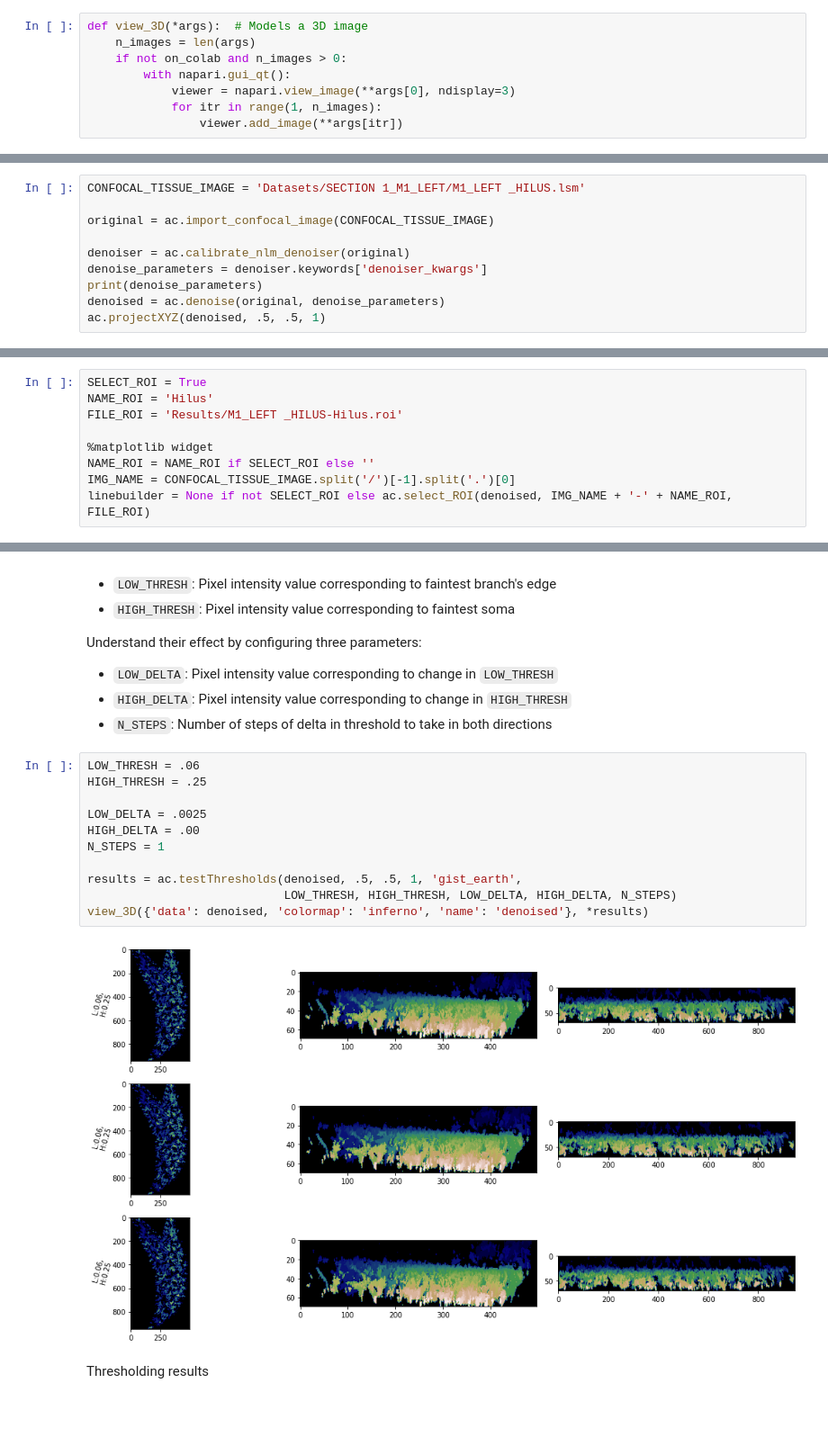
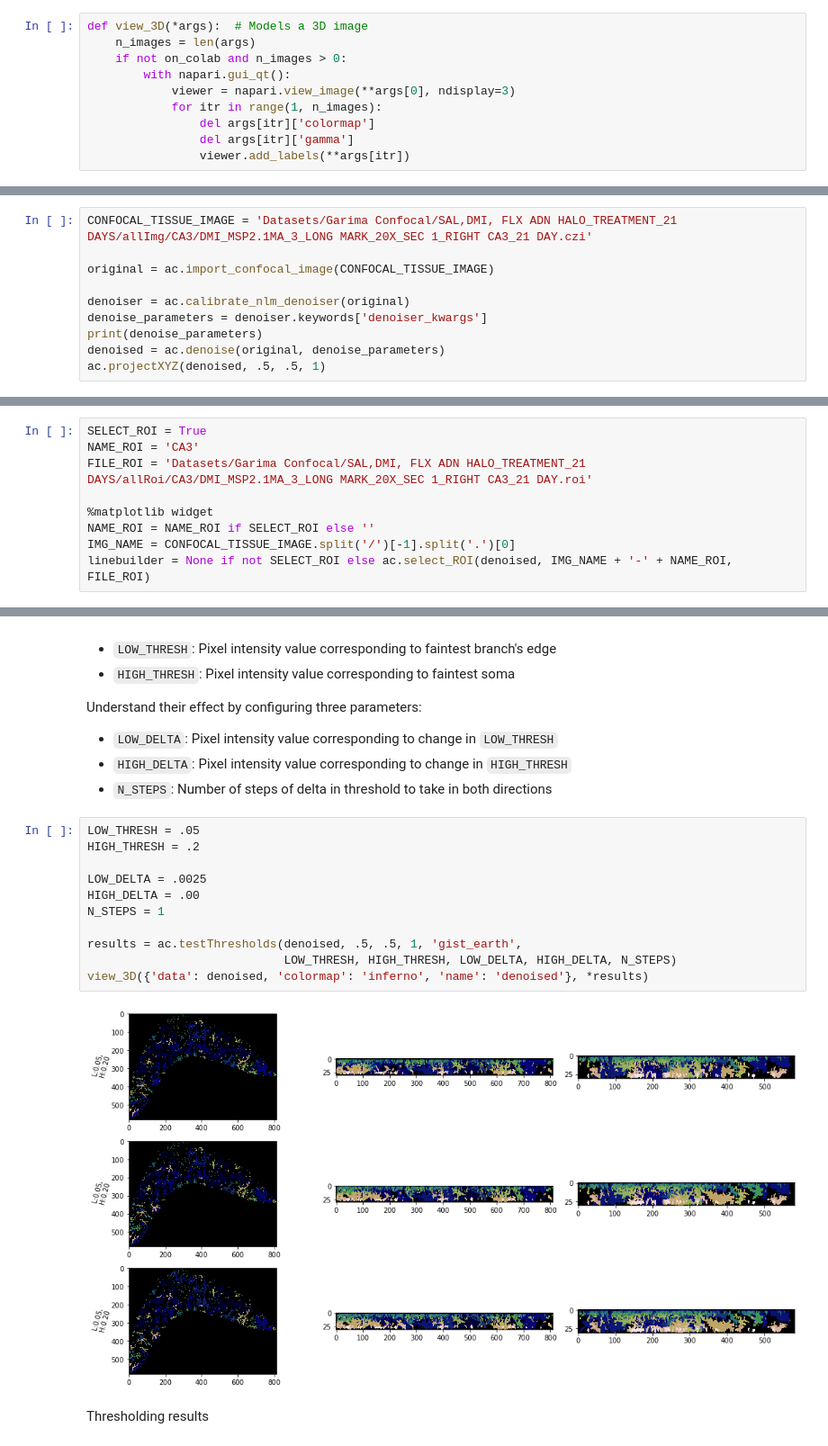
Before and after one commit to swanandlab/SMorph, a Jupyter notebook: autocrop.ipynb, the cells around one changed output, grey strips where cells are left out. Shown at 90% size. Saved outputs shown, nothing was run; the diff lists cells and outputs as text; blank space fills up the shorter version.

```diff
--- a/autocrop.ipynb
+++ b/autocrop.ipynb
@@ -20,14 +20,16 @@ def view_3D(*args):  # Models a 3D image
         with napari.gui_qt():
             viewer = napari.view_image(**args[0], ndisplay=3)
             for itr in range(1, n_images):
-                viewer.add_image(**args[itr])
+                del args[itr]['colormap']
+                del args[itr]['gamma']
+                viewer.add_labels(**args[itr])
 # %% [markdown]
 ## 1. Import Confocal Microscopic Image of the Tissue
 
 Set `CONFOCAL_TISSUE_IMAGE` to the path of the image file to be processed.
 - Followed by non-local means denoising using auto-calibrated parameters
 # %%
-CONFOCAL_TISSUE_IMAGE = 'Datasets/SECTION 1_M1_LEFT/M1_LEFT _HILUS.lsm'
+CONFOCAL_TISSUE_IMAGE = 'Datasets/Garima Confocal/SAL,DMI, FLX ADN HALO_TREATMENT_21 DAYS/allImg/CA3/DMI_MSP2.1MA_3_LONG MARK_20X_SEC 1_RIGHT CA3_21 DAY.czi'
 
 original = ac.import_confocal_image(CONFOCAL_TISSUE_IMAGE)
 
@@ -50,8 +52,8 @@ Set two variables:
 - `NAME_ROI`: Name of the manually selected ROI
 # %%
 SELECT_ROI = True
-NAME_ROI = 'Hilus'
-FILE_ROI = 'Results/M1_LEFT _HILUS-Hilus.roi'
+NAME_ROI = 'CA3'
+FILE_ROI = 'Datasets/Garima Confocal/SAL,DMI, FLX ADN HALO_TREATMENT_21 DAYS/allRoi/CA3/DMI_MSP2.1MA_3_LONG MARK_20X_SEC 1_RIGHT CA3_21 DAY.roi'
 
 %matplotlib widget
 NAME_ROI = NAME_ROI if SELECT_ROI else ''
@@ -78,18 +80,18 @@ Understand their effect by configuring three parameters:
 - `HIGH_DELTA`: Pixel intensity value corresponding to change in `HIGH_THRESH`
 - `N_STEPS`: Number of steps of delta in threshold to take in both directions
 # %%
-LOW_THRESH = .06
-HIGH_THRESH = .25
+LOW_THRESH = .05
+HIGH_THRESH = .2
 
 LOW_DELTA = .0025
 HIGH_DELTA = .00
 N_STEPS = 1
 
 results = ac.testThresholds(denoised, .5, .5, 1, 'gist_earth',
                             LOW_THRESH, HIGH_THRESH, LOW_DELTA, HIGH_DELTA, N_STEPS)
 view_3D({'data': denoised, 'colormap': 'inferno', 'name': 'denoised'}, *results)
 # %% [output]
-[figure, old version]
+[figure, new version]
 # %% [markdown]
 Thresholding results
 # %%
```
Also changed, not shown: parts of 5 cells of this notebook.
